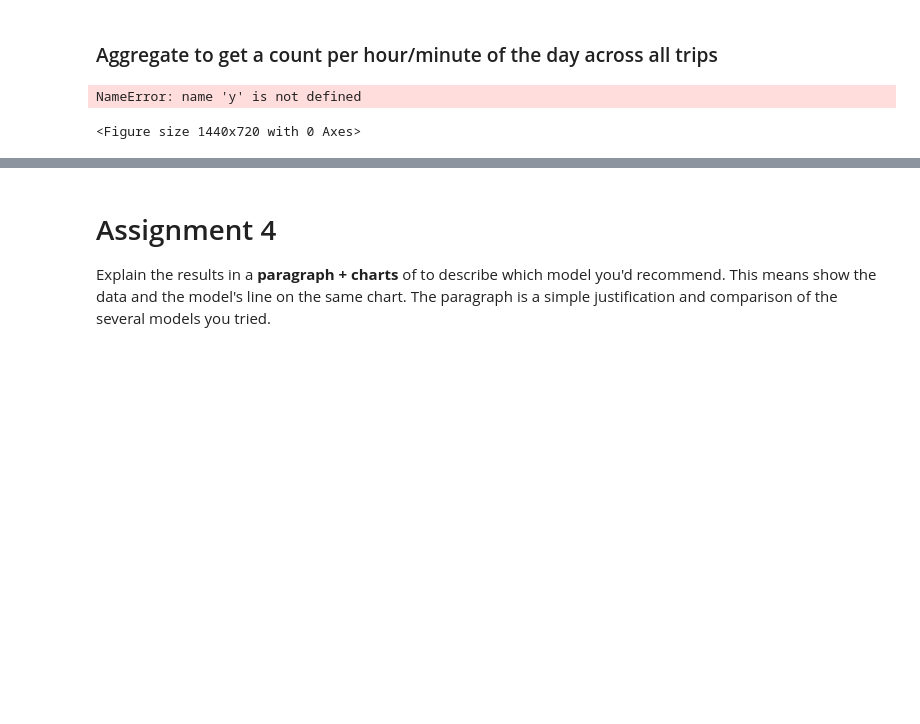
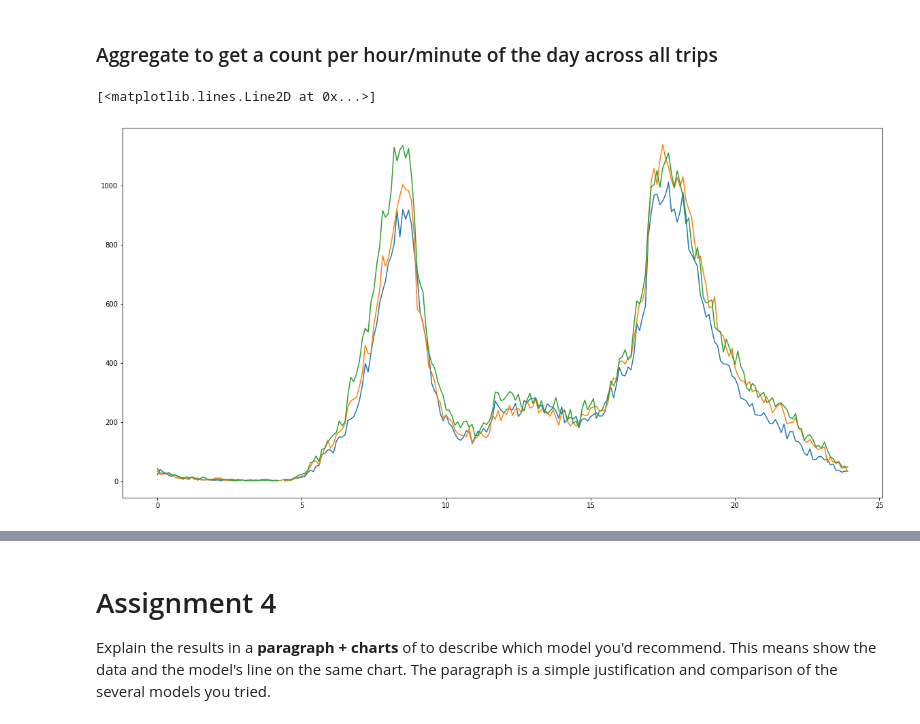
Before and after one commit to jhuaap/mlnn, a Jupyter notebook: 4/4.ipynb, the cells around one changed output, grey strips where cells are left out. Saved outputs shown, nothing was run; the diff lists cells and outputs as text; code cells hidden in the pictures; blank space fills up the shorter version.

```diff
--- a/4/4.ipynb
+++ b/4/4.ipynb
@@ -148,18 +165,18 @@ bikes['roundhour_of_day'] = (bikes.start.dt.hour ) # keep the hour handy as well
 # %%
 reg_bikes = bikes[bikes['Member Type']=='Registered']
 hours = reg_bikes.groupby([reg_bikes.hour_of_day, reg_bikes.start.dt.dayofweek]).agg('count')
 hours['hour'] = hours.index
 day_hour_count = hours.dur.unstack()
 plt.figure(figsize=(20,10))
 plt.plot(day_hour_count.index, day_hour_count[0])
 plt.plot(day_hour_count.index, day_hour_count[1])
 plt.plot(day_hour_count.index, day_hour_count[2])
-plt.plot(y.index, day_hour_count[3])
-plt.plot(y.index, day_hour_count[4])
-plt.plot(y.index, day_hour_count[5])
-plt.plot(y.index, day_hour_count[6])
+# plt.plot(y.index, day_hour_count[3])
+# plt.plot(y.index, day_hour_count[4])
+# plt.plot(y.index, day_hour_count[5])
+# plt.plot(y.index, day_hour_count[6])
 # %% [output]
-NameError: name 'y' is not defined
+[<matplotlib.lines.Line2D at 0x...>]
-<Figure size 1440x720 with 0 Axes>
+[figure, added]
 # %%
 day_hour_count
```
Also changed, not shown: parts of 14 cells of this notebook, 1 other file.
